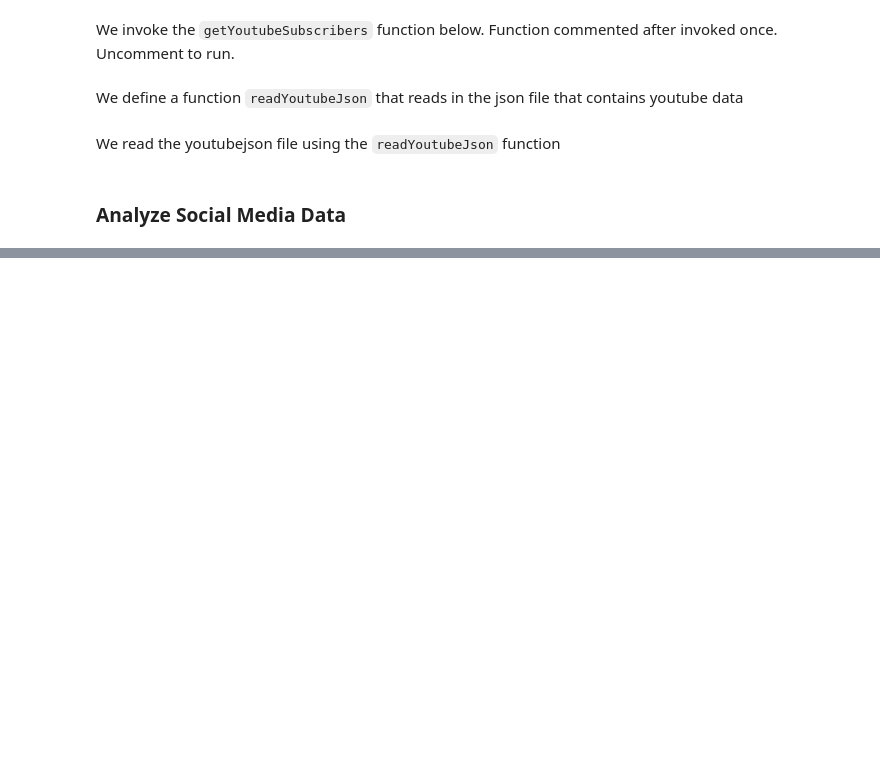
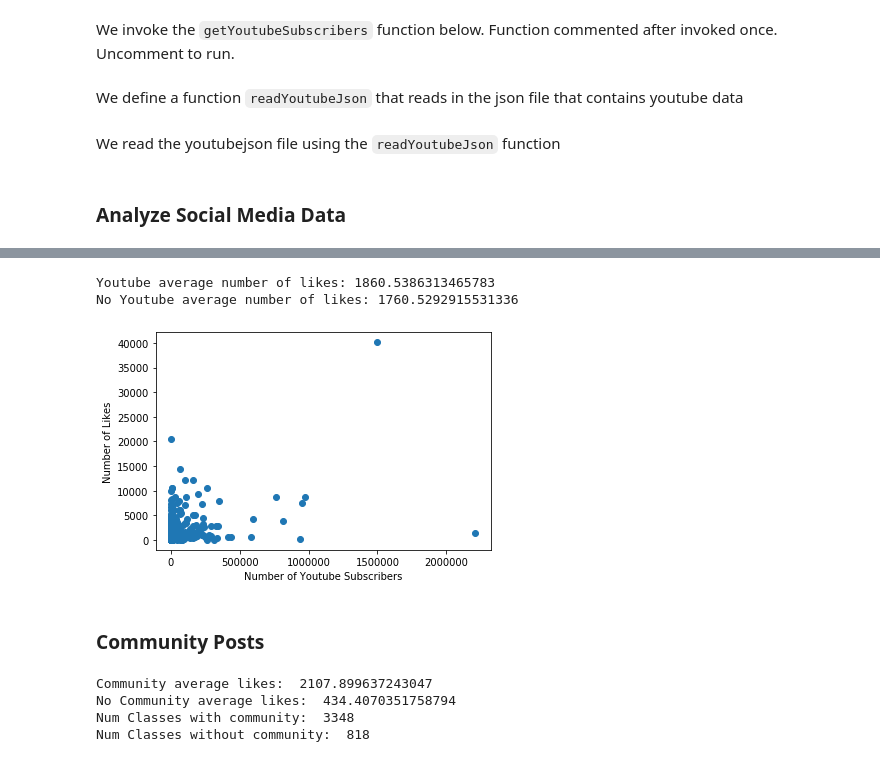
Before and after one commit to chejeong/class101-python-webscrape, a Jupyter notebook: analysis.ipynb, the cells around one changed output, grey strips where cells are left out. Drawn from its saved outputs; the diff is of its cells as text; code cells hidden in the pictures; blank space fills up the shorter version.

```diff
--- a/analysis.ipynb
+++ b/analysis.ipynb
@@ -384,0 +438,8 @@ socialdf.to_csv(os.path.join(os.getcwd(),"Data","SocialMediaData.csv"))
+# %%
+ytSubscribers = ytSubscribers.drop(['Unnamed: 0'], axis = 1)
+# %%
+ytSubscribers = ytSubscribers.merge(df, on=['creatorName'])
+# %%
+ytSubscribers = ytSubscribers.drop_duplicates()
+ytSubscribers = ytSubscribers.reset_index()
+ytSubscribers
@@ -384,0 +460,13 @@ socialdf.to_csv(os.path.join(os.getcwd(),"Data","SocialMediaData.csv"))
+# %%
+ytSubscribers['playbutton'] = "None"
+
+for index, value in ytSubscribers['YoutubeSubscribers'].items():
+    if value >= float(10000):
+        ytSubscribers.iloc[index, ytSubscribers.columns.get_loc('playbutton')] = "bronze"
+    if value >= float(100000):
+        ytSubscribers.iloc[index, ytSubscribers.columns.get_loc('playbutton')] = "silver"
+    if value >= float(1000000):
+        ytSubscribers.iloc[index, ytSubscribers.columns.get_loc('playbutton')] = "gold"
+
+playbutton = ytSubscribers.groupby('playbutton')
+playbutton.agg({'likes':['mean','median'], 'satisfactionPct':['mean','median'], 'monthlyPayment':['mean','median'], 'className':'count'})
@@ -384,0 +481,18 @@ socialdf.to_csv(os.path.join(os.getcwd(),"Data","SocialMediaData.csv"))
+# %%
+noYT = socialdf2.loc[socialdf2['YoutubeSubscribers'].isna()]
+noYT = noYT.drop(['socialMediaURL'],axis=1)
+noYT = noYT.merge(df, on = "creatorName")
+noYT = noYT.drop_duplicates()
+
+print("Youtube average number of likes:", ytSubscribers['likes'].mean())
+print("No Youtube average number of likes:", noYT['likes'].mean())
+# %% [output]
+Youtube average number of likes: 1860.5386313465783
+No Youtube average number of likes: 1760.5292915531336
+# %%
+plt.scatter(ytSubscribers['YoutubeSubscribers'],ytSubscribers['likes'])
+plt.xlabel("Number of Youtube Subscribers")
+plt.ylabel("Number of Likes")
+plt.show()
+# %% [output]
+[figure, added]
@@ -384,0 +501,2 @@ socialdf.to_csv(os.path.join(os.getcwd(),"Data","SocialMediaData.csv"))
+# %% [markdown]
+### Community Posts
@@ -384,0 +505,15 @@ socialdf.to_csv(os.path.join(os.getcwd(),"Data","SocialMediaData.csv"))
+# %%
+community = df.loc[~df['communityPosts'].isna(),]
+
+nocommunity = df.loc[df['communityPosts'].isna(),]
+
+print("Community average likes: ",community['likes'].mean())
+print("No Community average likes: ",nocommunity['likes'].mean())
+
+print("Num Classes with community: ", community.shape[0])
+print("Num Classes without community: ", nocommunity.shape[0])
+# %% [output]
+Community average likes:  2107.899637243047
+No Community average likes:  434.4070351758794
+Num Classes with community:  3348
+Num Classes without community:  818
```
Also changed, not shown: parts of 33 cells of this notebook.
